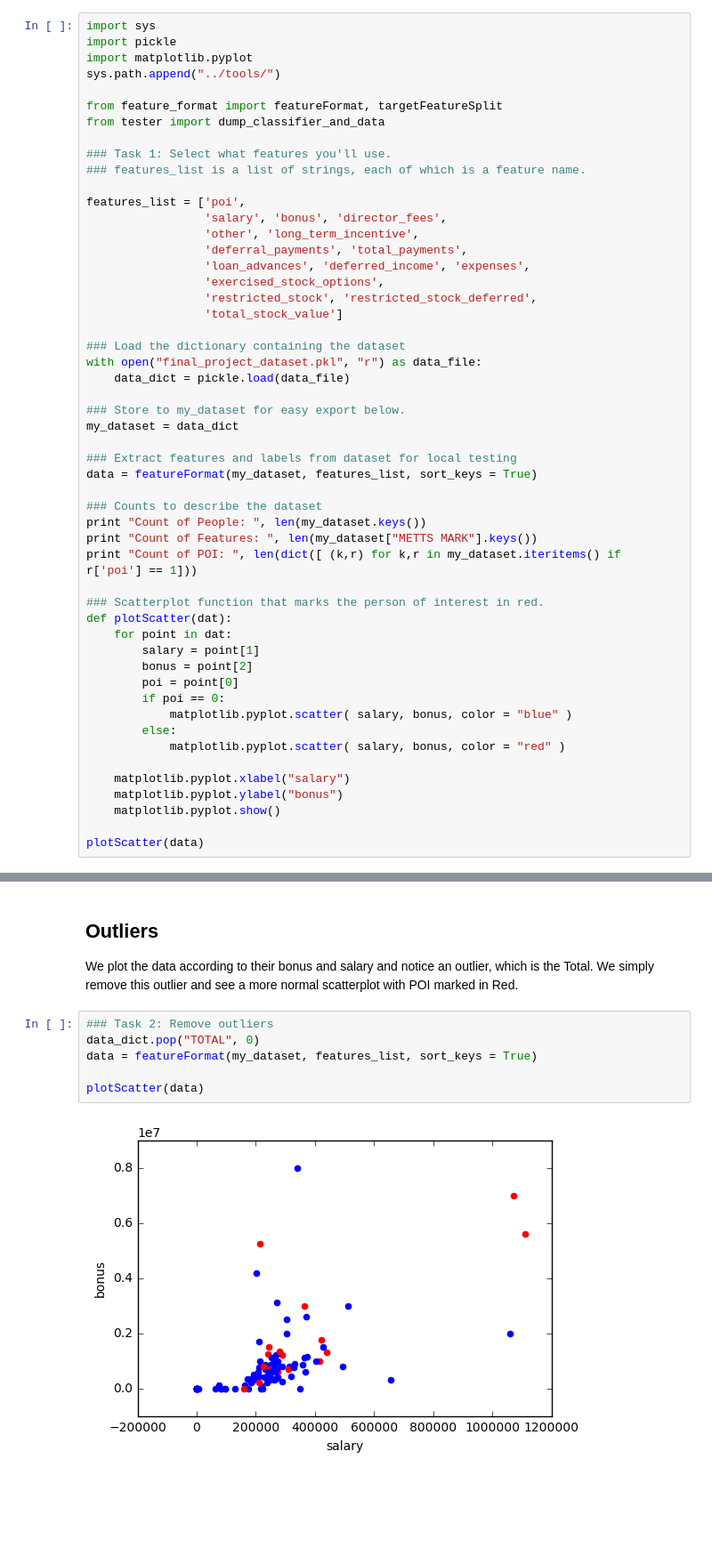
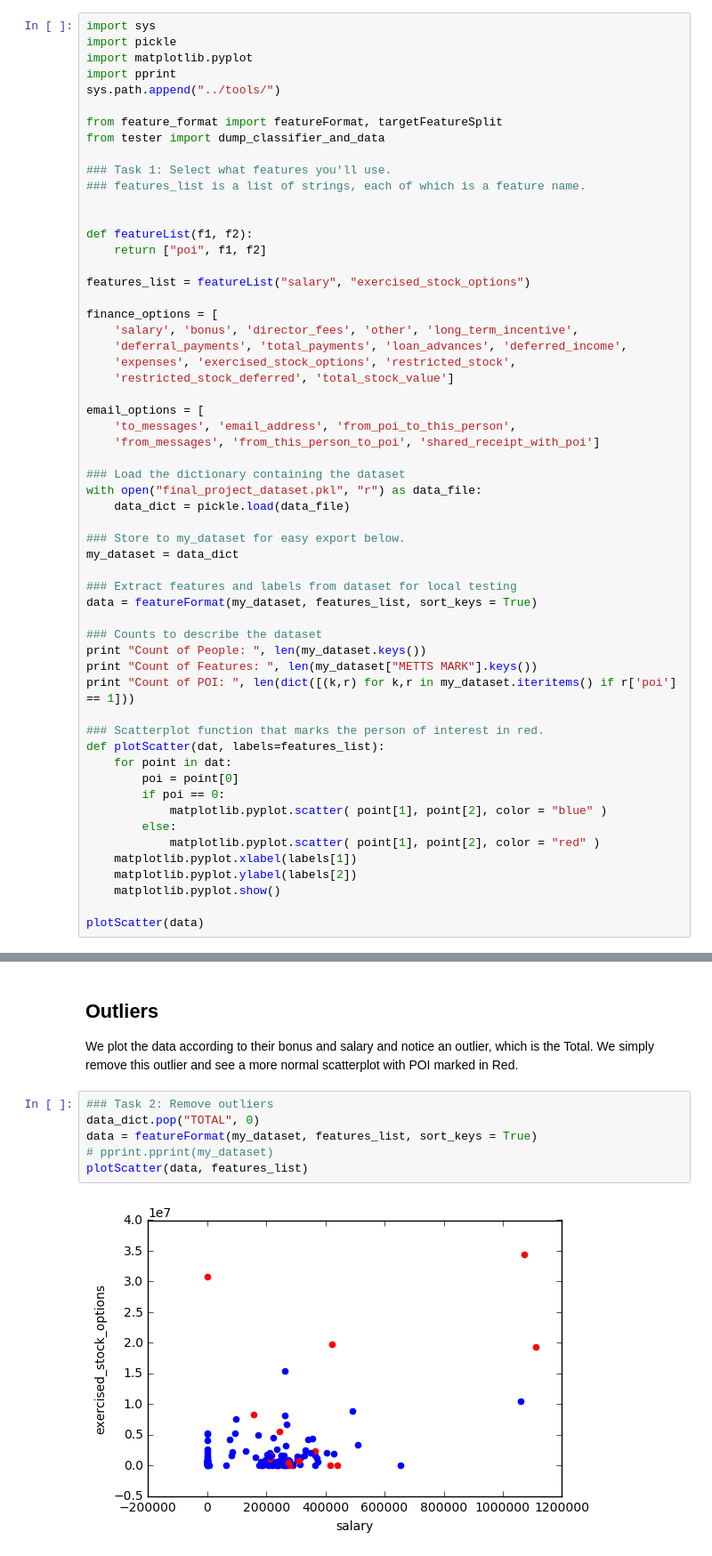
Before and after one commit to cmd-master/iml-enron-fraudcase, a Jupyter notebook: final_project/poi_id.py.ipynb, the cells around one changed output, grey strips where cells are left out. Shown at 89% size. Cells and saved outputs as stored; diff of their text form; blank space fills up the shorter version.

```diff
--- a/final_project/poi_id.py.ipynb
+++ b/final_project/poi_id.py.ipynb
@@ -9,6 +9,7 @@ The dataset contains 146 People with 21 Features. The features are split accordi
 import sys
 import pickle
 import matplotlib.pyplot
+import pprint
 sys.path.append("../tools/")
 
 from feature_format import featureFormat, targetFeatureSplit
@@ -17,14 +18,21 @@ from tester import dump_classifier_and_data
 ### Task 1: Select what features you'll use.
 ### features_list is a list of strings, each of which is a feature name.
 
-features_list = ['poi',
-                 'salary', 'bonus', 'director_fees',
-                 'other', 'long_term_incentive',
-                 'deferral_payments', 'total_payments',
-                 'loan_advances', 'deferred_income', 'expenses',
-                 'exercised_stock_options',
-                 'restricted_stock', 'restricted_stock_deferred',
-                 'total_stock_value']
+
+def featureList(f1, f2):
+    return ["poi", f1, f2]
+
+features_list = featureList("salary", "exercised_stock_options")
+
+finance_options = [
+    'salary', 'bonus', 'director_fees', 'other', 'long_term_incentive',
+    'deferral_payments', 'total_payments', 'loan_advances', 'deferred_income',
+    'expenses', 'exercised_stock_options', 'restricted_stock',
+    'restricted_stock_deferred', 'total_stock_value']
+
+email_options = [
+    'to_messages', 'email_address', 'from_poi_to_this_person',
+    'from_messages', 'from_this_person_to_poi', 'shared_receipt_with_poi']
 
 ### Load the dictionary containing the dataset
 with open("final_project_dataset.pkl", "r") as data_file:
@@ -39,21 +47,18 @@ data = featureFormat(my_dataset, features_list, sort_keys = True)
 ### Counts to describe the dataset
 print "Count of People: ", len(my_dataset.keys())
 print "Count of Features: ", len(my_dataset["METTS MARK"].keys())
-print "Count of POI: ", len(dict([ (k,r) for k,r in my_dataset.iteritems() if r['poi'] == 1]))
+print "Count of POI: ", len(dict([(k,r) for k,r in my_dataset.iteritems() if r['poi'] == 1]))
 
 ### Scatterplot function that marks the person of interest in red.
-def plotScatter(dat):
+def plotScatter(dat, labels=features_list):
     for point in dat:
-        salary = point[1]
-        bonus = point[2]
         poi = point[0]
         if poi == 0:
-            matplotlib.pyplot.scatter( salary, bonus, color = "blue" )
+            matplotlib.pyplot.scatter( point[1], point[2], color = "blue" )
         else:
-            matplotlib.pyplot.scatter( salary, bonus, color = "red" )
-
-    matplotlib.pyplot.xlabel("salary")
-    matplotlib.pyplot.ylabel("bonus")
+            matplotlib.pyplot.scatter( point[1], point[2], color = "red" )
+    matplotlib.pyplot.xlabel(labels[1])
+    matplotlib.pyplot.ylabel(labels[2])
     matplotlib.pyplot.show()
 
 plotScatter(data)
@@ -68,8 +73,8 @@ We plot the data according to their bonus and salary and notice an outlier, whic
 # %%
 ### Task 2: Remove outliers
 data_dict.pop("TOTAL", 0)
 data = featureFormat(my_dataset, features_list, sort_keys = True)
-
-plotScatter(data)
+# pprint.pprint(my_dataset)
+plotScatter(data, features_list)
 # %% [output]
-[figure, old version]
+[figure, new version]
```
Also changed, not shown: parts of 4 cells of this notebook.
